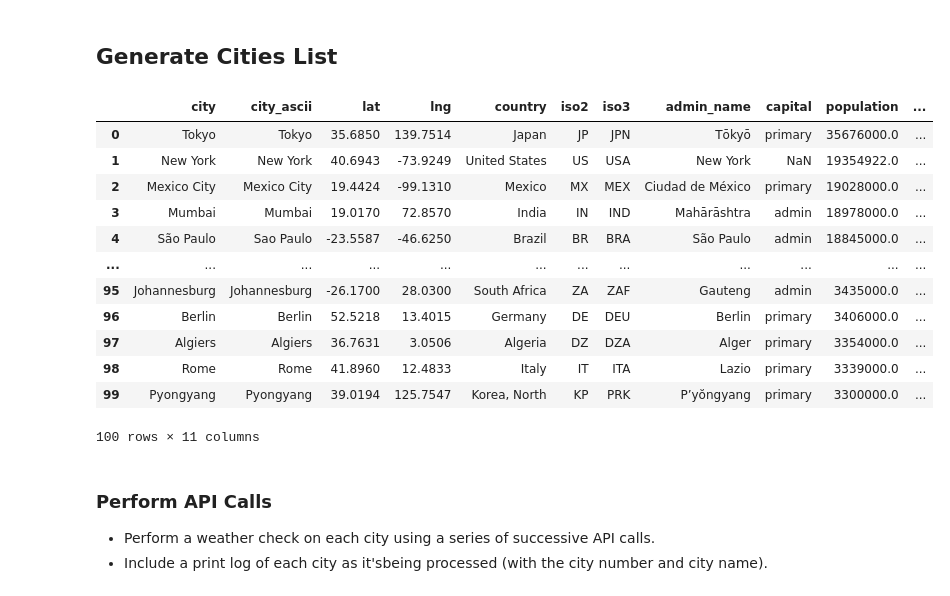
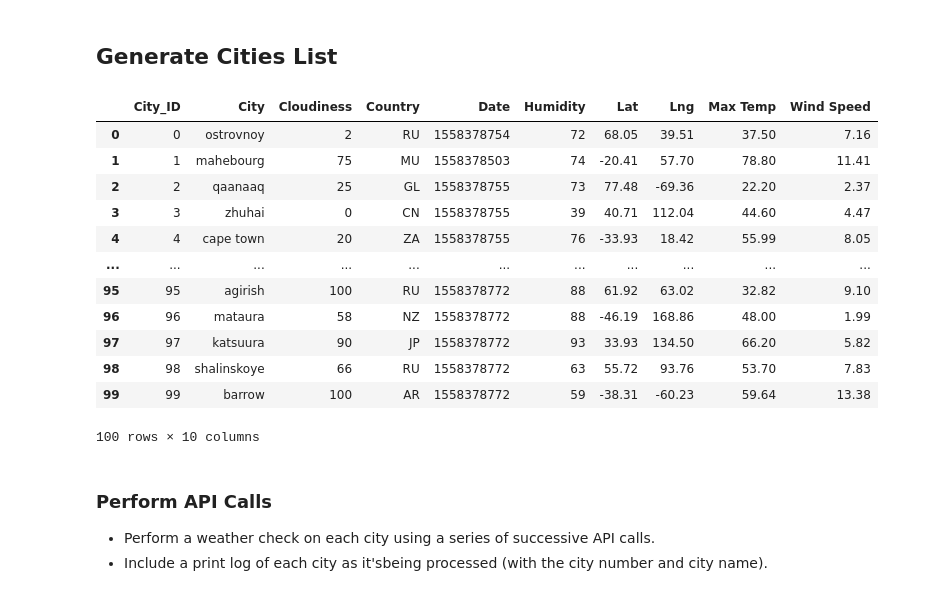
Before and after one commit to chinnamanaidu/python-api-challenge, a Jupyter notebook: WeatherPy/WeatherPy.ipynb, the cells around one changed output. Cells and saved outputs as stored; diff of their text form; code cells hidden in the pictures.

```diff
--- a/WeatherPy/WeatherPy.ipynb
+++ b/WeatherPy/WeatherPy.ipynb
@@ -23,22 +23,24 @@ gmaps.configure(api_key=g_key)
 ## Generate Cities List
 # %%
 # Import cities file as DataFrame
-cities_pd = pd.read_csv("worldcities.csv")
+#cities_pd = pd.read_csv("worldcities.csv")
+cities_pd = pd.read_csv("cities.csv")
+
 cities_pd.head(100)
 # %% [output]
-|  | city | city_ascii | lat | lng | country | iso2 | iso3 | admin_name | capital | population | ... |
-| 0 | Tokyo | Tokyo | 35.6850 | 139.7514 | Japan | JP | JPN | Tōkyō | primary | 35676000.0 | ... |
-| 1 | New York | New York | 40.6943 | -73.9249 | United States | US | USA | New York | NaN | 19354922.0 | ... |
-| 2 | Mexico City | Mexico City | 19.4424 | -99.1310 | Mexico | MX | MEX | Ciudad de México | primary | 19028000.0 | ... |
-| 3 | Mumbai | Mumbai | 19.0170 | 72.8570 | India | IN | IND | Mahārāshtra | admin | 18978000.0 | ... |
-| 4 | São Paulo | Sao Paulo | -23.5587 | -46.6250 | Brazil | BR | BRA | São Paulo | admin | 18845000.0 | ... |
-| ... | ... | ... | ... | ... | ... | ... | ... | ... | ... | ... | ... |
-| 95 | Johannesburg | Johannesburg | -26.1700 | 28.0300 | South Africa | ZA | ZAF | Gauteng | admin | 3435000.0 | ... |
-| 96 | Berlin | Berlin | 52.5218 | 13.4015 | Germany | DE | DEU | Berlin | primary | 3406000.0 | ... |
-| 97 | Algiers | Algiers | 36.7631 | 3.0506 | Algeria | DZ | DZA | Alger | primary | 3354000.0 | ... |
-| 98 | Rome | Rome | 41.8960 | 12.4833 | Italy | IT | ITA | Lazio | primary | 3339000.0 | ... |
-| 99 | Pyongyang | Pyongyang | 39.0194 | 125.7547 | Korea, North | KP | PRK | P’yŏngyang | primary | 3300000.0 | ... |
+|  | City_ID | City | Cloudiness | Country | Date | Humidity | Lat | Lng | Max Temp | Wind Speed |
+| 0 | 0 | ostrovnoy | 2 | RU | 1558378754 | 72 | 68.05 | 39.51 | 37.50 | 7.16 |
+| 1 | 1 | mahebourg | 75 | MU | 1558378503 | 74 | -20.41 | 57.70 | 78.80 | 11.41 |
+| 2 | 2 | qaanaaq | 25 | GL | 1558378755 | 73 | 77.48 | -69.36 | 22.20 | 2.37 |
+| 3 | 3 | zhuhai | 0 | CN | 1558378755 | 39 | 40.71 | 112.04 | 44.60 | 4.47 |
+| 4 | 4 | cape town | 20 | ZA | 1558378755 | 76 | -33.93 | 18.42 | 55.99 | 8.05 |
+| ... | ... | ... | ... | ... | ... | ... | ... | ... | ... | ... |
+| 95 | 95 | agirish | 100 | RU | 1558378772 | 88 | 61.92 | 63.02 | 32.82 | 9.10 |
+| 96 | 96 | mataura | 58 | NZ | 1558378772 | 88 | -46.19 | 168.86 | 48.00 | 1.99 |
+| 97 | 97 | katsuura | 90 | JP | 1558378772 | 93 | 33.93 | 134.50 | 66.20 | 5.82 |
+| 98 | 98 | shalinskoye | 66 | RU | 1558378772 | 63 | 55.72 | 93.76 | 53.70 | 7.83 |
+| 99 | 99 | barrow | 100 | AR | 1558378772 | 59 | -38.31 | -60.23 | 59.64 | 13.38 |
-100 rows × 11 columns
+100 rows × 10 columns
 # %% [markdown]
 ### Perform API Calls
 * Perform a weather check on each city using a series of successive API calls.
```
Also changed, not shown: parts of 20 cells of this notebook, 1 other file.
